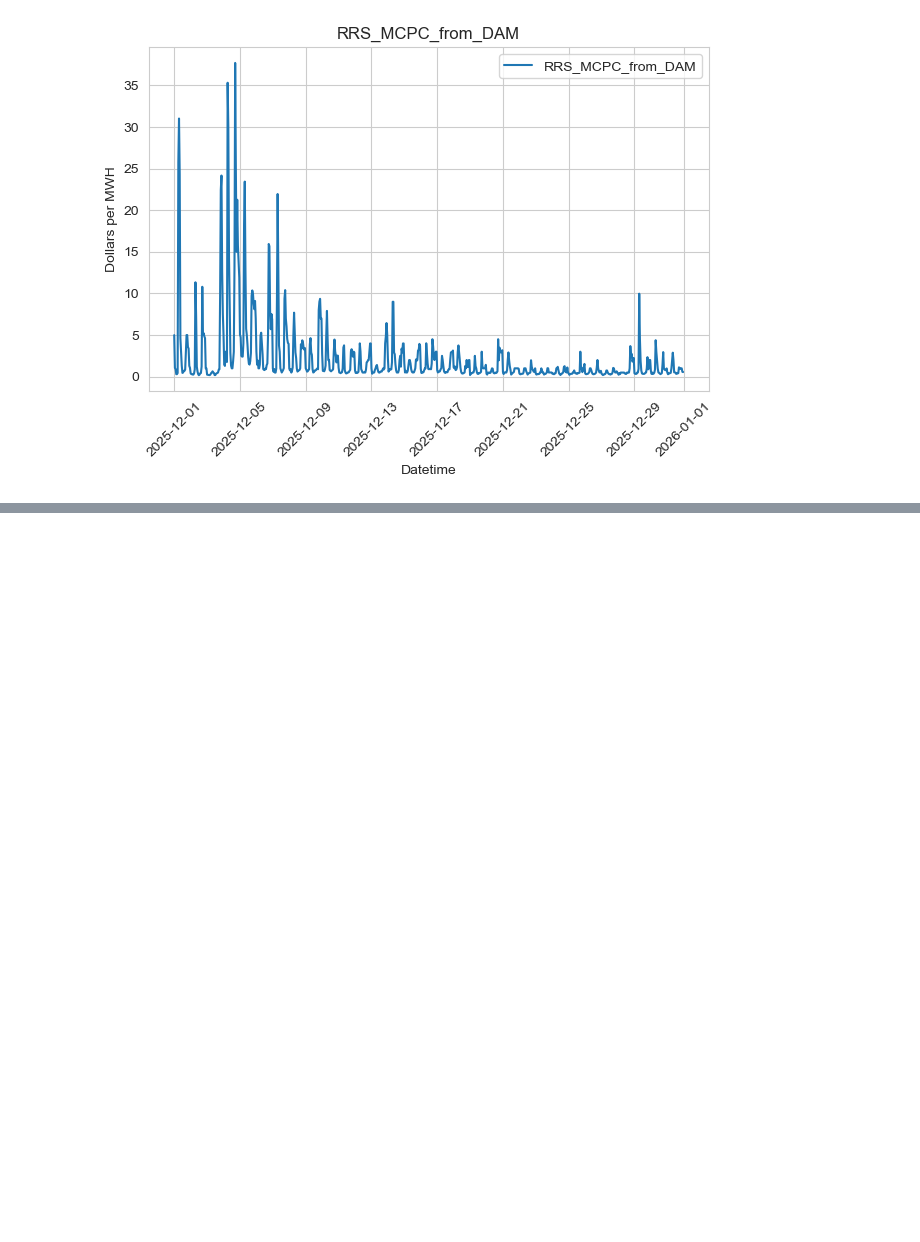
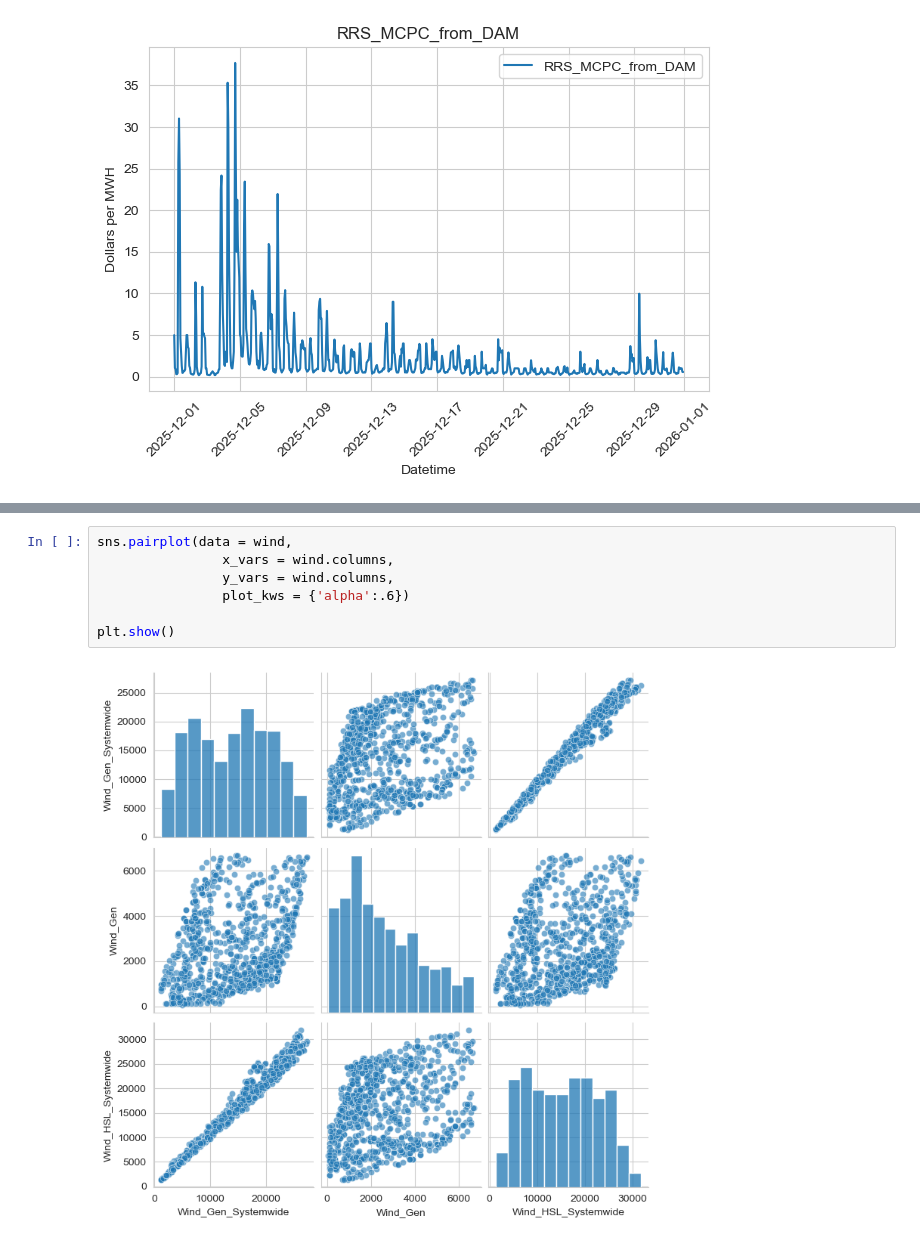
Before and after one commit to Erdos-Projects/spring-2026-electricity-TX, a Jupyter notebook: playing_with_sample_data.ipynb, the cells around one changed output, grey strips where cells are left out. Drawn from its saved outputs; the diff is of its cells as text; blank space fills up the shorter version.

```diff
--- a/playing_with_sample_data.ipynb
+++ b/playing_with_sample_data.ipynb
@@ -392,0 +499,9 @@ plt.show()
+# %%
+sns.pairplot(data = wind,
+                x_vars = wind.columns,
+                y_vars = wind.columns,
+                plot_kws = {'alpha':.6})
+
+plt.show()
+# %% [output]
+[figure, added]
```
Also changed, not shown: parts of 12 cells of this notebook.
